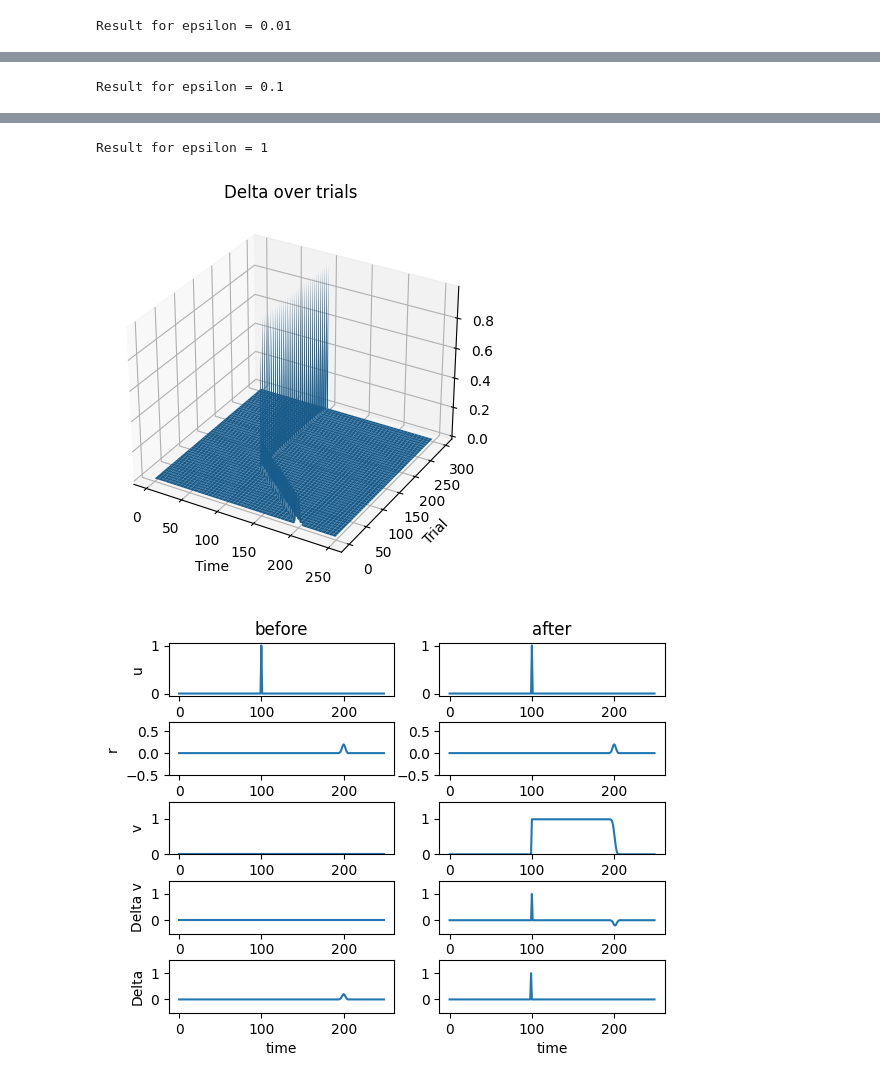
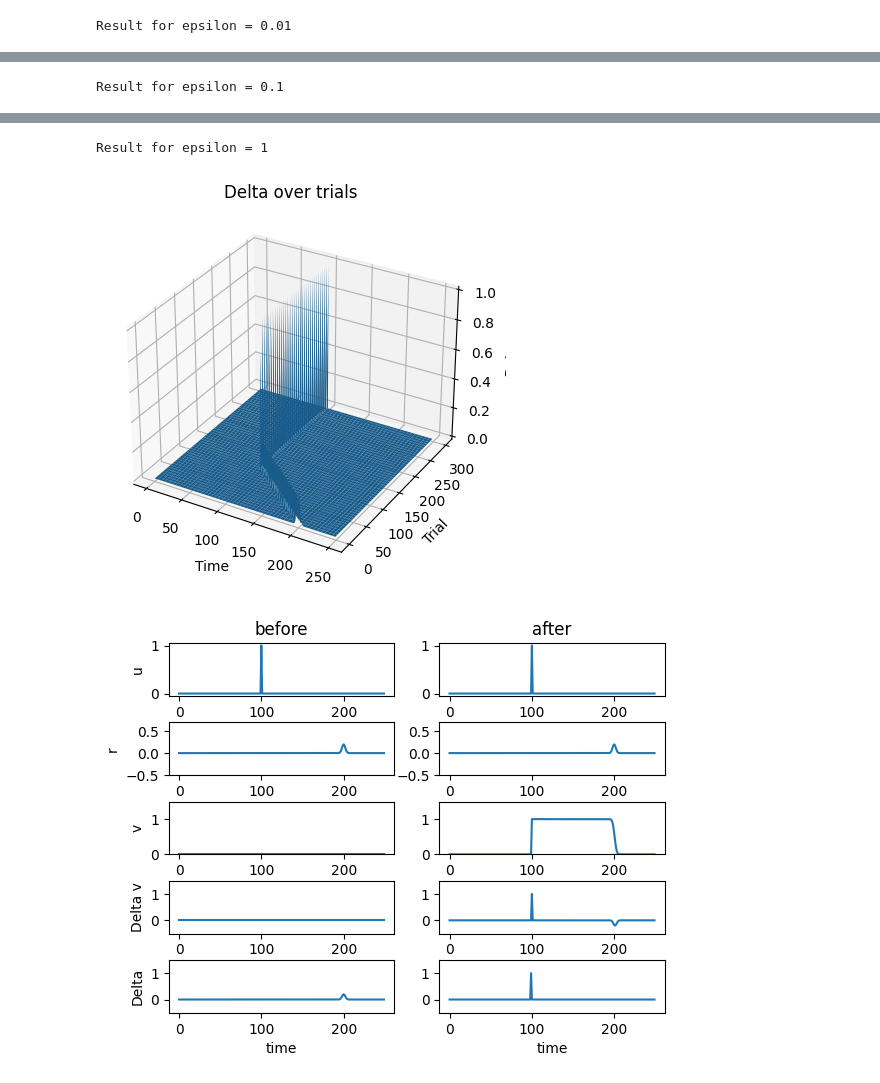
Before and after one commit to dglebowicz/NM_RL_2023, a Jupyter notebook: RL_1/Diana_Glebowicz_NM_RL_1.ipynb, the cells around one changed output, grey strips where cells are left out. Drawn from its saved outputs; the diff is of its cells as text; code cells hidden in the pictures.

```diff
--- a/RL_1/Diana_Glebowicz_NM_RL_1.ipynb
+++ b/RL_1/Diana_Glebowicz_NM_RL_1.ipynb
@@ -2,17 +2,17 @@
 import numpy as np
 import matplotlib.pyplot as plt
 # %%
-def initialize(time_axis,u_time,r_time,r_width,r_mean,r_std):
+def initialize(time_axis,u_time,r_time,r_std):
   u = np.zeros(len(time_axis))
   r = np.zeros(len(time_axis))
   w = np.zeros(len(time_axis))
   u[u_time]+=1
-  r_value=np.exp(-0.5*((np.arange(0,r_width)-r_mean)/r_std)**2)/(r_std*(2*np.pi)**0.5)
-  r[r_time-r_width//2:r_time+r_width//2]+=r_value
+  r_value=np.exp(-0.5*((time_axis - r_time)/r_std)**2)/(r_std*(2*np.pi)**0.5)
+  r+=r_value
   return u,r,w
 # %%
-def run_trials(time_axis,u_time,r_time,r_width,r_mean,r_std,r_scale,no_trials,epsilon):
-  u,r,w = initialize(time_axis,u_time,r_time,r_width,r_mean,r_std)
+def run_trials(time_axis,u_time,r_time,r_std,r_scale,no_trials,epsilon):
+  u,r,w = initialize(time_axis,u_time,r_time,r_std)
   r = r*r_scale
   deltas=[]
   vs = []
@@ -93,12 +93,10 @@ epsilon = 1
 u_time = 100
 r_time = 200
 no_trials = 300
-r_width = 10
-r_mean = 5
 r_std = 2
 r_scale = 1
 
-u,r,w,vs,deltas = run_trials(time_axis,u_time,r_time,r_width,r_mean,r_std,r_scale,no_trials,epsilon)
+u,r,w,vs,deltas = run_trials(time_axis,u_time,r_time,r_std,r_scale,no_trials,epsilon)
 # %%
 plot_results(time_axis,no_trials,deltas,vs,u,r,w)
 # %% [output]
@@ -107,25 +105,23 @@ plot_results(time_axis,no_trials,deltas,vs,u,r,w)
 # %%
 epsilons = [0.01,0.1,1]
 u_time = 100
 r_time = 200
 no_trials = 300
-r_width = 10
-r_mean = 5
 r_std = 2
 r_scale = 1
 for i,epsilon in enumerate(epsilons):
-  u,r,w,vs,deltas = run_trials(time_axis,u_time,r_time,r_width,r_mean,r_std,r_scale,no_trials,epsilon)
+  u,r,w,vs,deltas = run_trials(time_axis,u_time,r_time,r_std,r_scale,no_trials,epsilon)
   print('Result for epsilon = '+str(epsilon))
   plot_results(time_axis,no_trials,deltas,vs,u,r,w)
 # %% [output]
 Result for epsilon = 0.01
 [figure]
 [figure]
 Result for epsilon = 0.1
 [figure]
 [figure]
 Result for epsilon = 1
-[figure, old version]
+[figure, new version]
 [figure]
 # %%
 epsilon = 1
```
Also changed, not shown: parts of 6 cells of this notebook.
